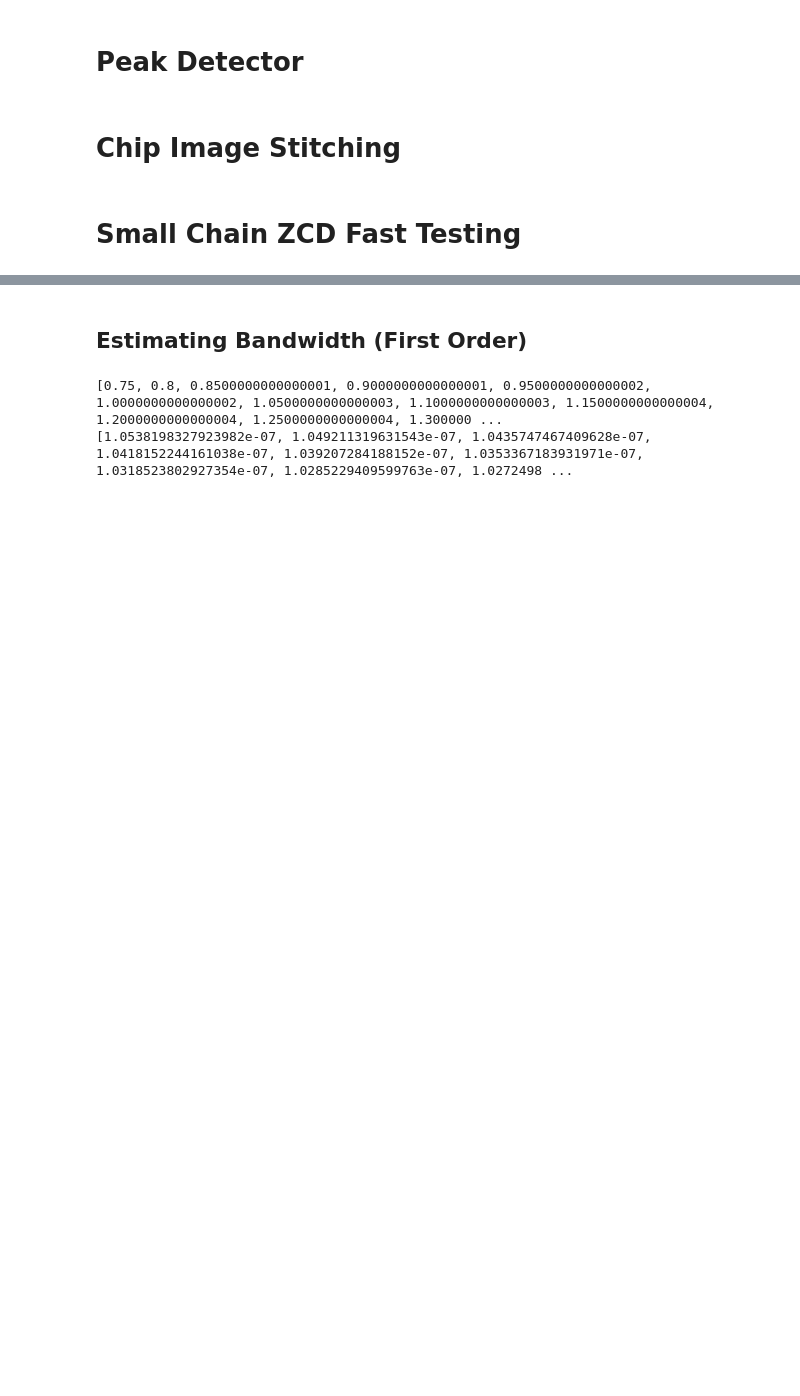
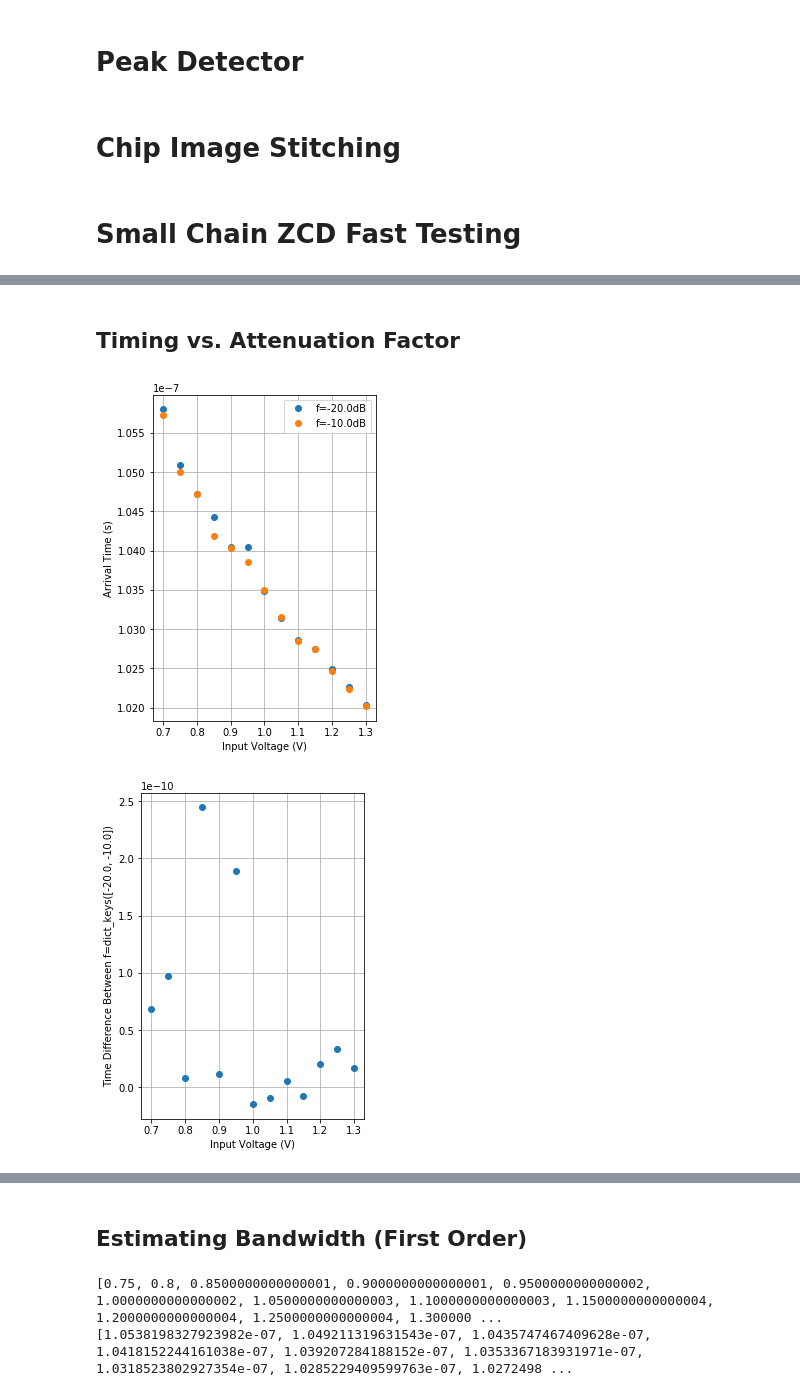
Before and after one commit to iiSmiley/span-ion-code, a Jupyter notebook: testing/plotting.ipynb, the cells around one changed output, grey strips where cells are left out. Saved outputs shown, nothing was run; the diff lists cells and outputs as text; code cells hidden in the pictures; blank space fills up the shorter version.

```diff
--- a/testing/plotting.ipynb
+++ b/testing/plotting.ipynb
@@ -270,10 +270,11 @@ cv.imwrite(f'{start_path}result.jpg', pano)
 # %% [markdown]
 <h1>Small Chain ZCD Fast Testing</h1>
 # %%
-data_path = '../../data/testing'
+data_path = '../../data/testing/temp'
 
 # Get all relevant files in directory
-filt = lambda f: ('zcdSmall' in f) and ('vin' in f) and ('20220404' in f) and ('_17' in f)
+filt = lambda f: True # ('zcdSmall' in f) and ('vin' in f) and ('20220408' in f) and ('nonzero' in f)
+filt_contents = lambda config: config['vin_amp'] > 0
 file_in_vec = [f'{data_path}/{f}' for f in listdir(data_path) if (isfile(join(data_path, f))) and filt(f)]
 # %%
 file_in_vec
@@ -357,0 +366,39 @@ plt.title(f'Walk = {round((max(tdiff_avg_vec)-min(tdiff_avg_vec))*1e12, 2)} ps')
+# %% [markdown]
+<h2>Timing vs. Attenuation Factor</h2>
+# %%
+# Plot difference in timing vs. attenuation factor
+vin_tdiff_map = {vin:dict(f=[],tdiff=[]) for vin in vin_vec}
+atten_tdiff_map = {f:dict(vin=[], tdiff=[]) for f in atten_vec}
+for i, f_atten in enumerate(atten_vec):
+    vin = vin_vec[i]
+    tdiff_avg = tdiff_avg_vec[i]
+    vin_tdiff_map[vin]['tdiff'].append(tdiff_avg)
+    vin_tdiff_map[vin]['f'].append(f_atten)
+    atten_tdiff_map[f_atten]['vin'].append(vin)
+    atten_tdiff_map[f_atten]['tdiff'].append(tdiff_avg)
+
+for f_atten, vin_tdiff_restr_map in atten_tdiff_map.items():
+    plt.plot(vin_tdiff_restr_map['vin'], vin_tdiff_restr_map['tdiff'], 'o', label=f'f={f_atten}dB')
+#     for vin, tdiff_across_atten in vin_tdiff_map.items():
+#         xdata.append(vin)
+#         ydata.append(max(tdiff_across_atten) - min(tdiff_across_atten))
+
+plt.xlabel('Input Voltage (V)');
+plt.ylabel('Arrival Time (s)');
+plt.grid(True)
+plt.legend()
+
+xdata = []
+ydata = []
+for vin, atten_tdiff_restr_map in vin_tdiff_map.items():
+    xdata.append(vin)
+    ydata.append(atten_tdiff_restr_map['tdiff'][0] - atten_tdiff_restr_map['tdiff'][-1])
+
+plt.figure()
+plt.plot(xdata, ydata, 'o')
+plt.xlabel('Input Voltage (V)');
+plt.ylabel(f'Time Difference Between f={atten_tdiff_map.keys()}');
+plt.grid(True)
+# %% [output]
+[figure, added]
+[figure, added]
```
Also changed, not shown: parts of 4 cells of this notebook, 1 other file.
